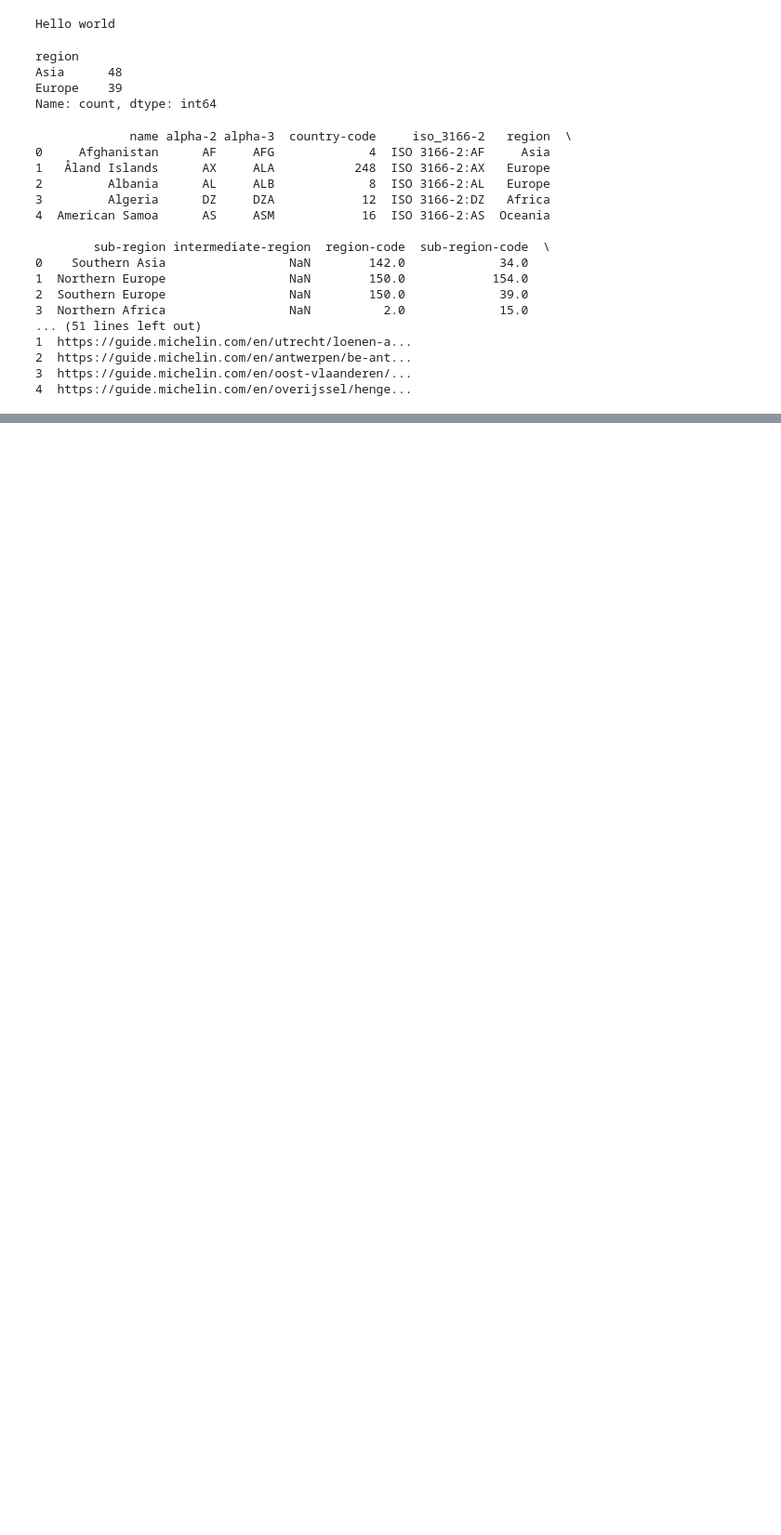
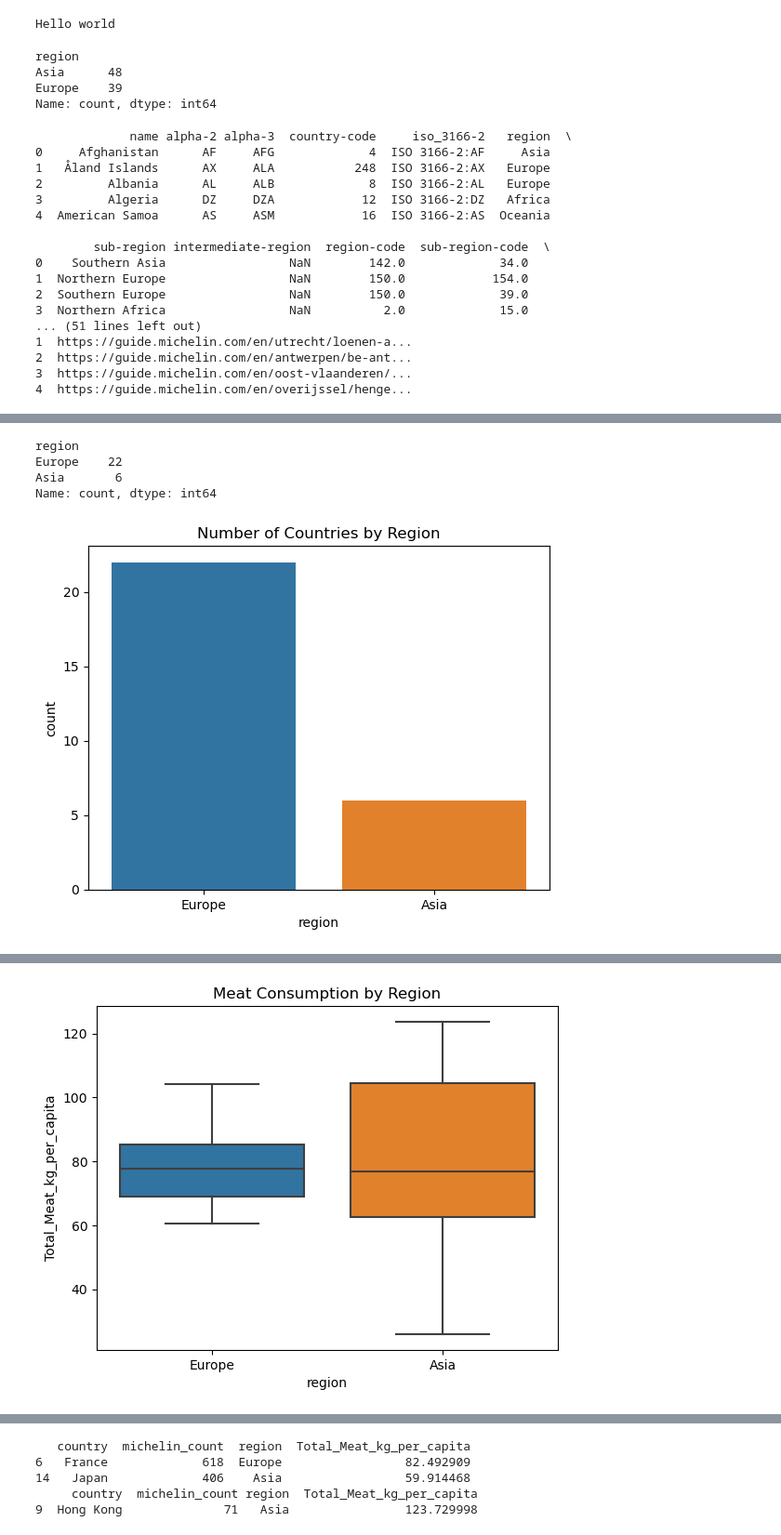
Before and after one commit to Tako870/tddm-ca, a Jupyter notebook: CA.ipynb, the cells around one changed output, grey strips where cells are left out. Shown at 93% size. Cells and saved outputs as stored; diff of their text form; code cells hidden in the pictures; blank space fills up the shorter version.

```diff
--- a/CA.ipynb
+++ b/CA.ipynb
@@ -101,0 +220,70 @@ asian_michelin = michelin[michelin['country'].isin(asian_countries)]
+# %%
+import pandas as pd
+import matplotlib.pyplot as plt
+import seaborn as sns
+
+df = pd.read_csv("datasets/merged_data.csv")
+
+#  countries in each region
+region_counts = df['region'].value_counts()
+print(region_counts)
+
+#  country count by region
+sns.countplot(x='region', data=df)
+plt.title("Number of Countries by Region")
+plt.show()
+
+summary_stats = df.groupby("region")[["Total_Meat_kg_per_capita", "michelin_count"]].describe()
+print(summary_stats)
+
+# meat by region
+sns.boxplot(x="region", y="Total_Meat_kg_per_capita", data=df)
+plt.title("Meat Consumption by Region")
+plt.show()
+
+#  michelin by region
+sns.boxplot(x="region", y="michelin_count", data=df)
+plt.title("Michelin Restaurant Counts by Region")
+plt.show()
+
+
+# hist for meat consumption
+sns.histplot(data=df, x="Total_Meat_kg_per_capita", hue="region", kde=True)
+plt.title("Distribution of Meat Consumption")
+plt.show()
+
+# hist for no of muichrlin
+sns.histplot(data=df, x="michelin_count", hue="region", kde=True)
+plt.title("Distribution of Michelin Restaurant Counts")
+plt.show()
+
+sns.scatterplot(
+    data=df,
+    x="Total_Meat_kg_per_capita",
+    y="michelin_count",
+    hue="region"
+)
+plt.title("Meat Consumption vs. Michelin Restaurants")
+plt.show()
+
+sns.lmplot(
+    data=df,
+    x="Total_Meat_kg_per_capita",
+    y="michelin_count",
+    hue="region",
+    ci=None
+)
+plt.title("Regression: Meat Consumption vs. Michelin Restaurants")
+plt.show()
+
+# countries with peak michelin restaurants
+print(df[df['michelin_count'] > df['michelin_count'].mean() + 2*df['michelin_count'].std()])
+
+# countries with high meat consumption
+print(df[df['Total_Meat_kg_per_capita'] > df['Total_Meat_kg_per_capita'].mean() + 2*df['Total_Meat_kg_per_capita'].std()])
+# %% [output]
+region
+Europe    22
+Asia       6
+Name: count, dtype: int64
+[figure, added]
@@ -101,0 +307 @@ asian_michelin = michelin[michelin['country'].isin(asian_countries)]
+[figure, added]
@@ -101,0 +313,5 @@ asian_michelin = michelin[michelin['country'].isin(asian_countries)]
+   country  michelin_count  region  Total_Meat_kg_per_capita
+6   France             618  Europe                 82.492909
+14   Japan             406    Asia                 59.914468
+     country  michelin_count region  Total_Meat_kg_per_capita
+9  Hong Kong              71   Asia                123.729998
```
Also changed, not shown: parts of 4 cells of this notebook, 2 other files.
